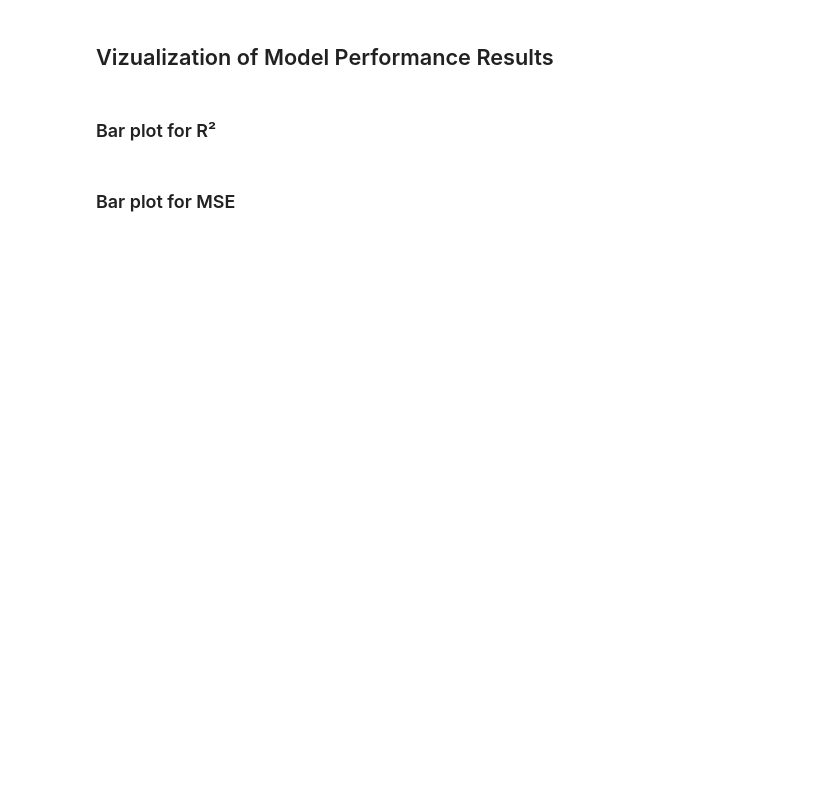
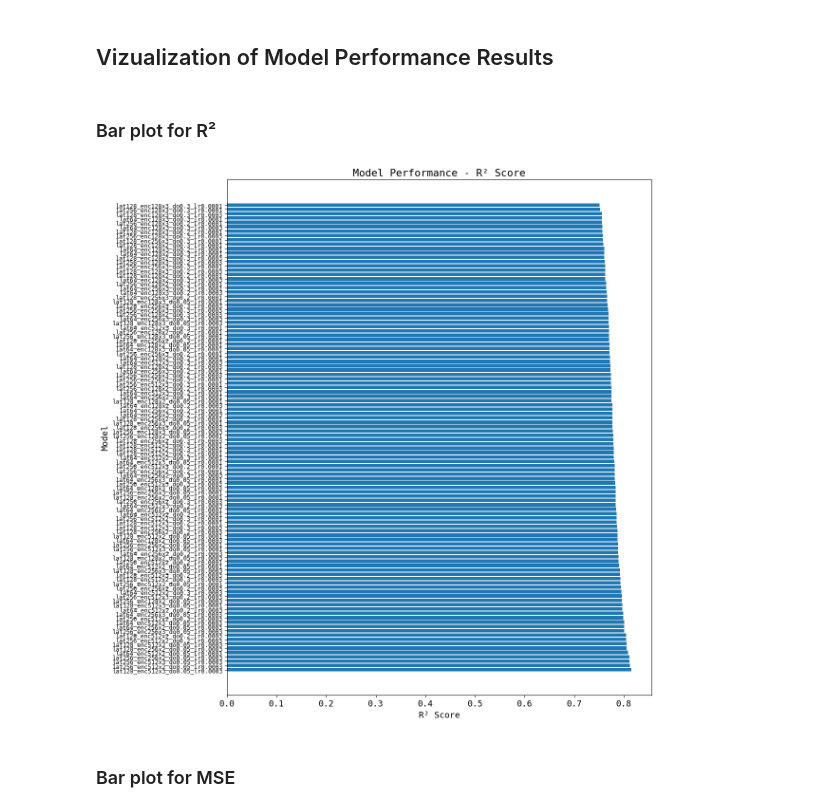
Before and after one commit to mardiam/CPA, a Jupyter notebook: Tahoe/optuna_RDkit_full_grid.ipynb, the cells around one changed output. Cells and saved outputs as stored; diff of their text form; code cells hidden in the pictures; blank space fills up the shorter version.

Commit message:
finished running the optuna hyperparameter optimisatin and created the plots of the results

```diff
--- a/Tahoe/optuna_RDkit_full_grid.ipynb
+++ b/Tahoe/optuna_RDkit_full_grid.ipynb
@@ -338,0 +341,3 @@ Epoch 00013: cpa_metric reached. Module best state updated.
+# %%
+results_df = pd.read_csv("./RDkit_optuna_optimized_full_grid_detailed.csv", sep="\t", index_col=0)
+display(results_df.style.format("{:.3f}"))
@@ -358,3 +369,18 @@ plt.show()
+# %%
+# Sort models by R² score
+df_sorted = results_df.sort_values(by="R2_mean", ascending=False)
+
+# Plot horizontal bar chart
+plt.figure(figsize=(12, 12))
+plt.barh(df_sorted.index, df_sorted["R2_mean"])  # Use .index for model names
+plt.xlabel("R² Score")
+plt.ylabel("Model")
+plt.yticks(fontsize=9)
+plt.title("Model Performance - R² Score")
+plt.tight_layout()
+plt.show()
+# %% [output]
+[figure, added]
 # %% [markdown]
 ### Bar plot for MSE
 # %%
```
Also changed, not shown: parts of 16 cells of this notebook.
